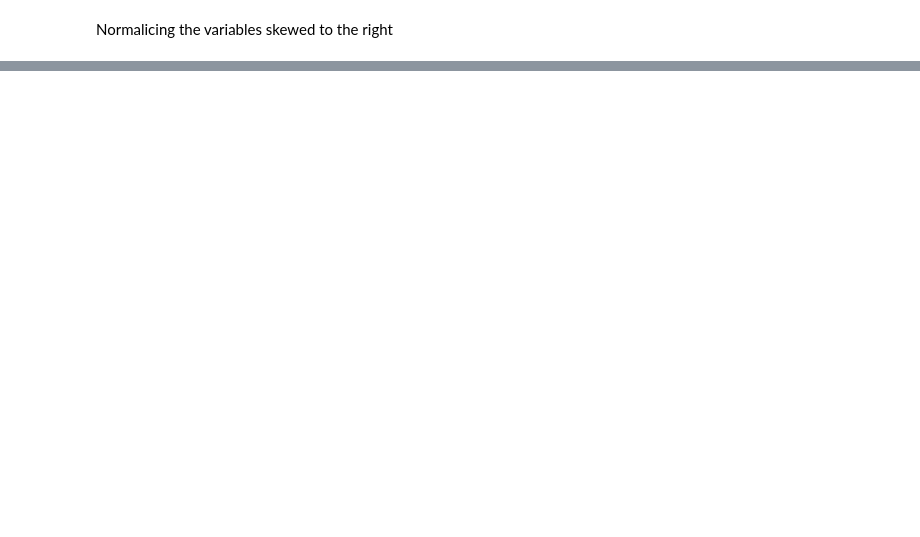
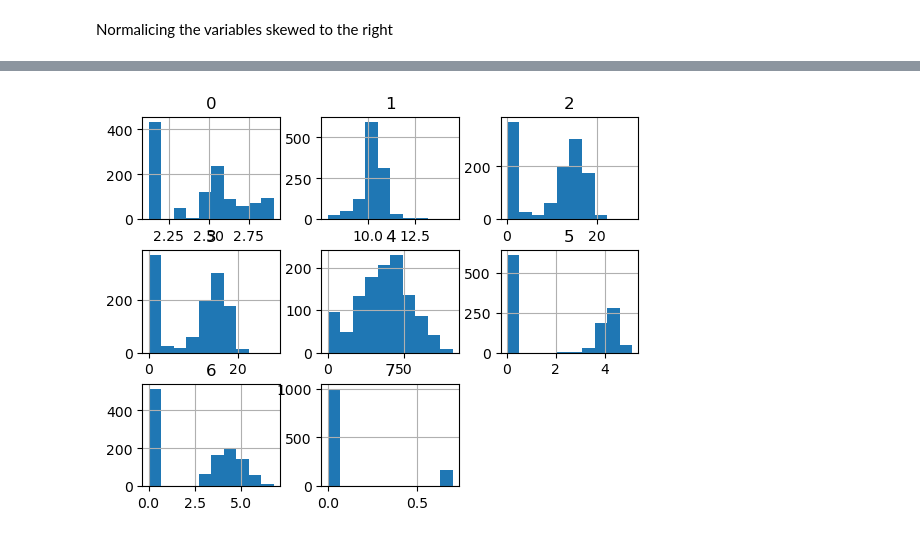
Before and after one commit to Alejolamilla/House-Prices, a Jupyter notebook: house_prices.ipynb, the cells around one changed output, grey strips where cells are left out. Saved outputs shown, nothing was run; the diff lists cells and outputs as text; code cells hidden in the pictures; blank space fills up the shorter version.

```diff
--- a/house_prices.ipynb
+++ b/house_prices.ipynb
@@ -142,0 +130,13 @@ ValueError: Data must be positive.
+# %%
+transformed_data = []
+lambda_values = []
+
+for columnn in right_skwed:
+    data, lambda_value = stats.yeojohnson(train_data[columnn])
+    transformed_data.append(data)
+    lambda_values.append(lambda_value)
+
+pd.DataFrame(transformed_data).T.hist()
+plt.show()
+# %% [output]
+[figure, added]
```
Also changed, not shown: parts of 13 cells of this notebook.
